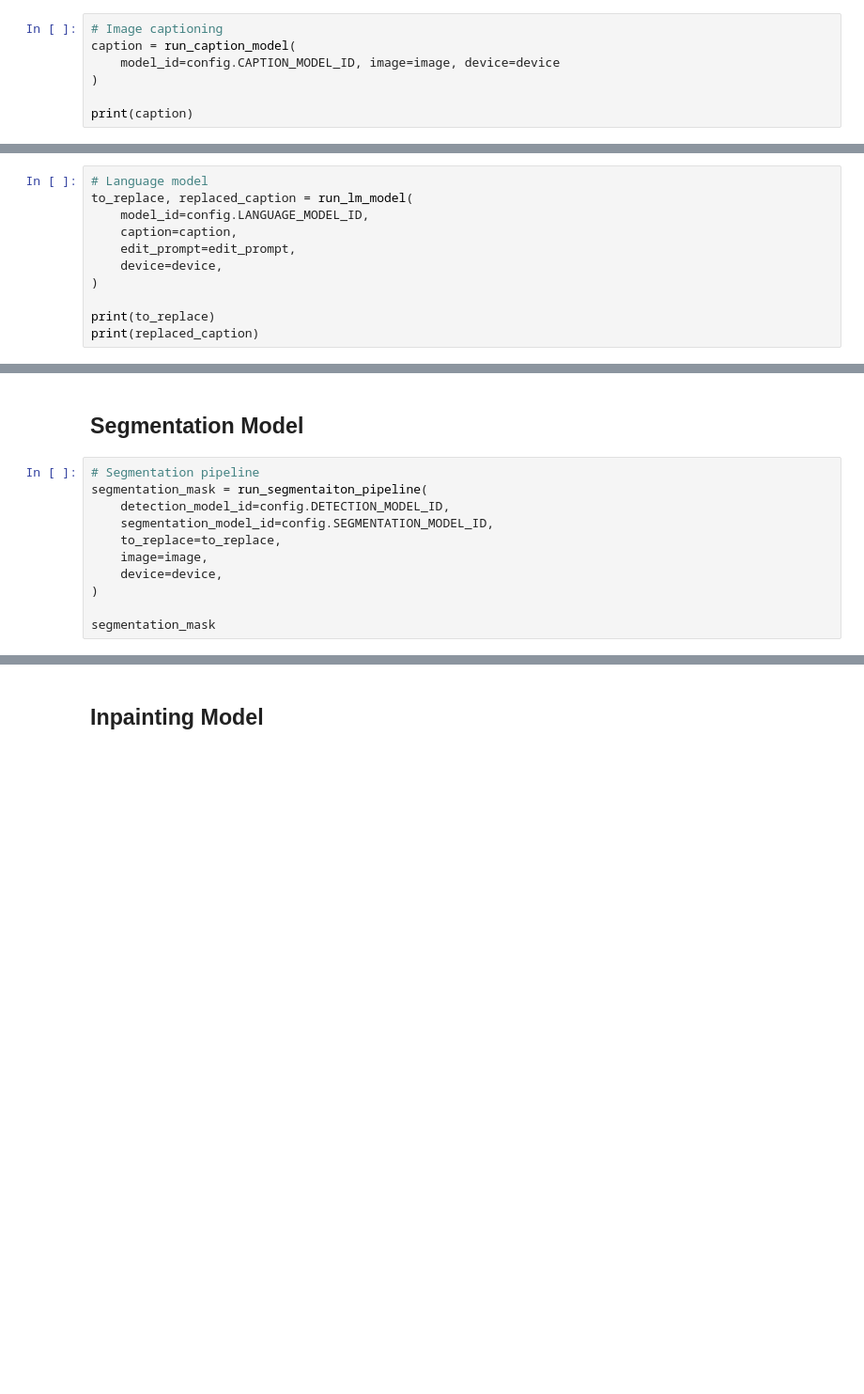
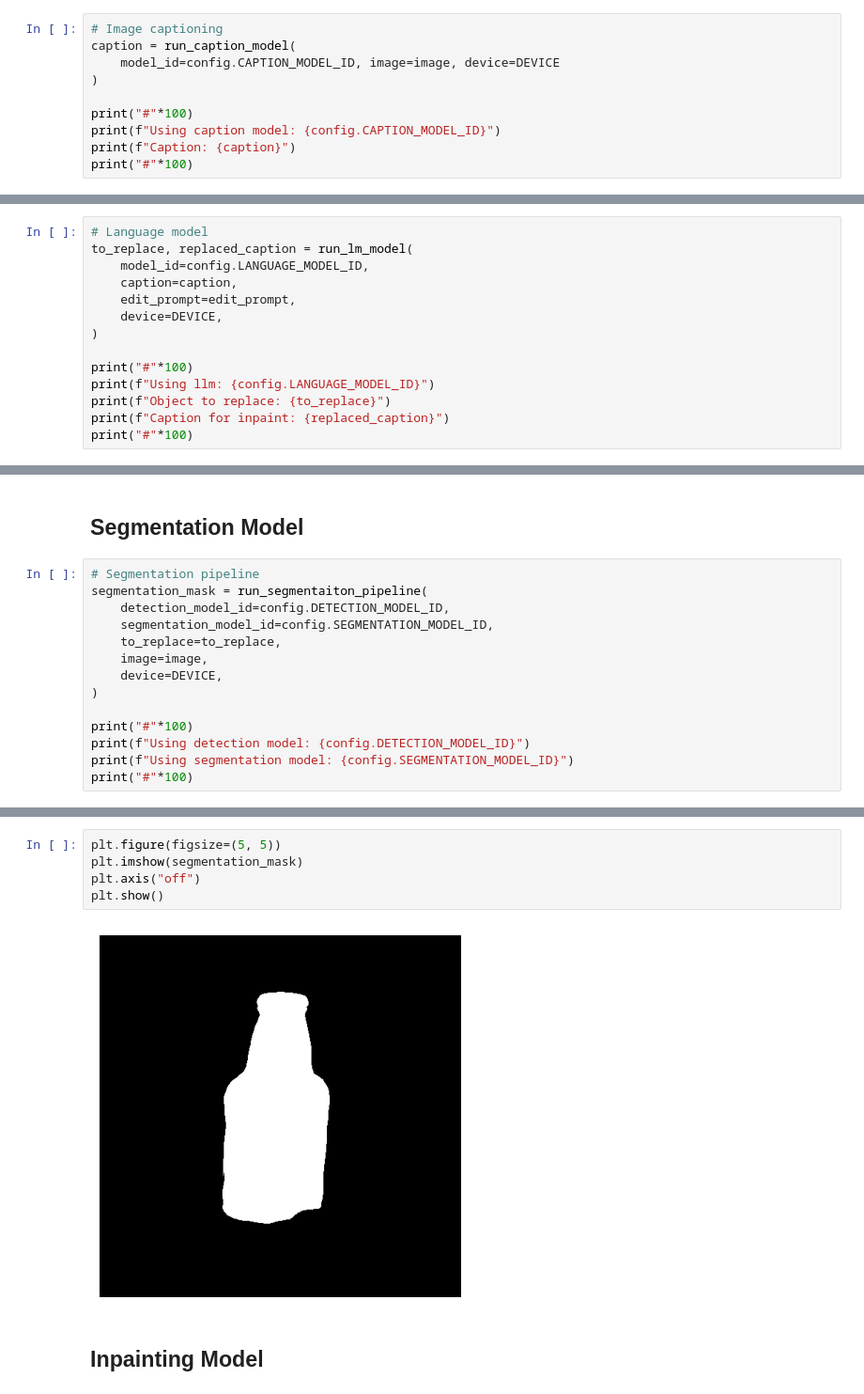
Before and after one commit to ritwikraha/Open-Generative-Fill, a Jupyter notebook: notebooks/open_generative_fill_baseline.ipynb, the cells around one changed output, grey strips where cells are left out. Shown: that part at 94% size. Cells and saved outputs as stored; diff of their text form; blank space fills up the shorter version.

Commit message:
chore: adding print statements

```diff
--- a/notebooks/open_generative_fill_baseline.ipynb
+++ b/notebooks/open_generative_fill_baseline.ipynb
@@ -33,7 +48,10 @@ image = load_image(image_url=image_url, image_size=config.IMAGE_SIZE)
 # %%
 # Image captioning
 caption = run_caption_model(
-    model_id=config.CAPTION_MODEL_ID, image=image, device=device
+    model_id=config.CAPTION_MODEL_ID, image=image, device=DEVICE
 )
 
-print(caption)
+print("#"*100)
+print(f"Using caption model: {config.CAPTION_MODEL_ID}")
+print(f"Caption: {caption}")
+print("#"*100)
@@ -45,8 +72,11 @@ to_replace, replaced_caption = run_lm_model(
     model_id=config.LANGUAGE_MODEL_ID,
     caption=caption,
     edit_prompt=edit_prompt,
-    device=device,
+    device=DEVICE,
 )
 
-print(to_replace)
-print(replaced_caption)
+print("#"*100)
+print(f"Using llm: {config.LANGUAGE_MODEL_ID}")
+print(f"Object to replace: {to_replace}")
+print(f"Caption for inpaint: {replaced_caption}")
+print("#"*100)
@@ -59,7 +98,10 @@ segmentation_mask = run_segmentaiton_pipeline(
     segmentation_model_id=config.SEGMENTATION_MODEL_ID,
     to_replace=to_replace,
     image=image,
-    device=device,
+    device=DEVICE,
 )
 
-segmentation_mask
+print("#"*100)
+print(f"Using detection model: {config.DETECTION_MODEL_ID}")
+print(f"Using segmentation model: {config.SEGMENTATION_MODEL_ID}")
+print("#"*100)
@@ -66,3 +113,10 @@ segmentation_mask
+# %%
+plt.figure(figsize=(5, 5))
+plt.imshow(segmentation_mask)
+plt.axis("off")
+plt.show()
+# %% [output]
+[figure, added]
 # %% [markdown]
 ## Inpainting Model
 # %%
```
Also changed, not shown: parts of 12 cells of this notebook.
